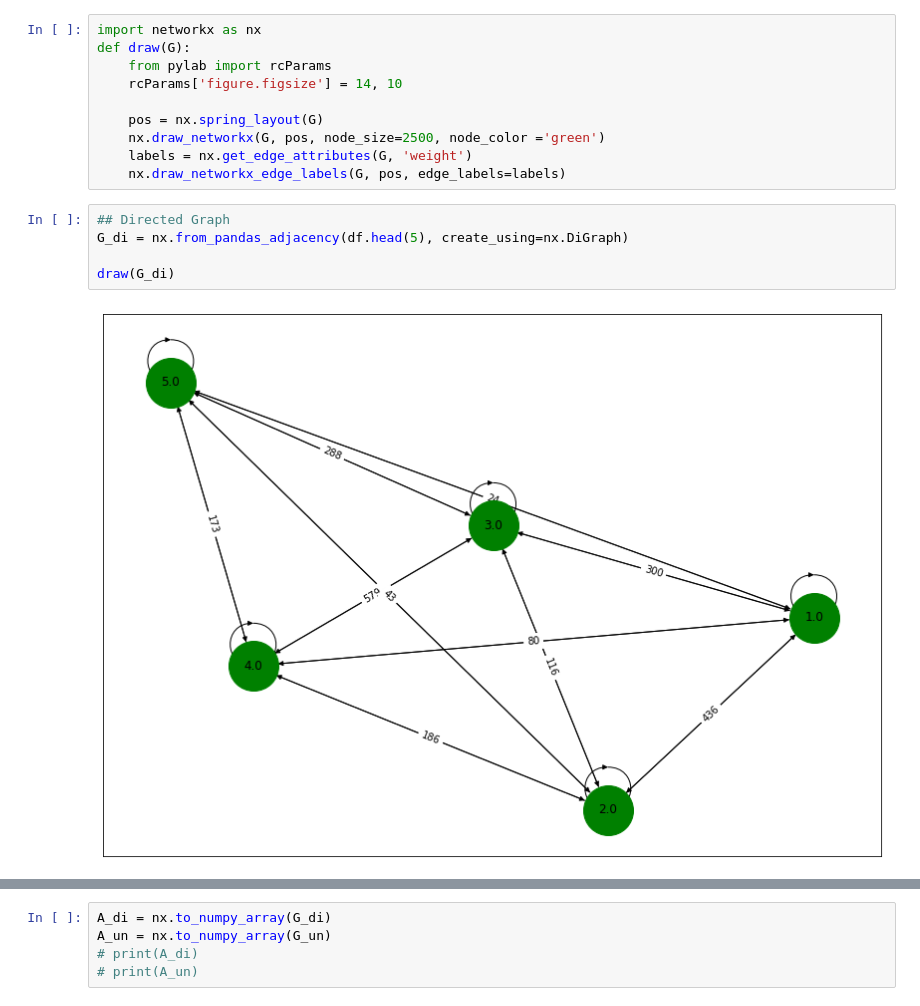
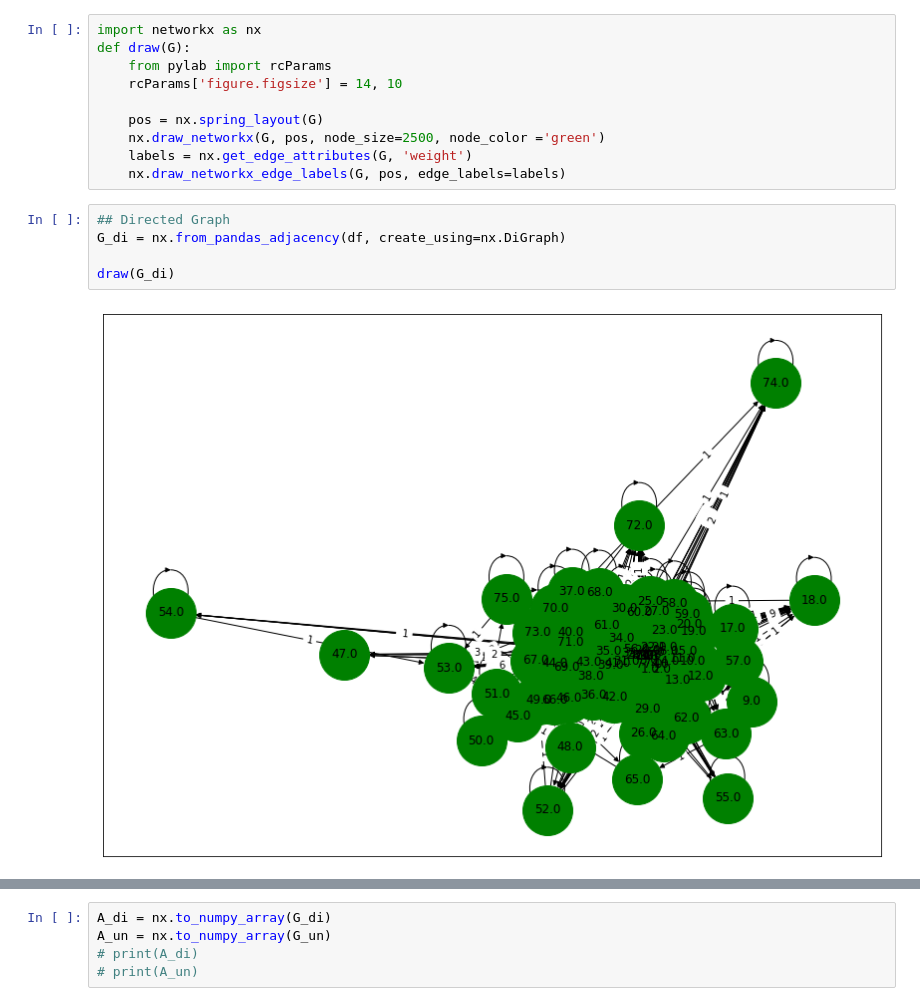
Before and after one commit to Nikunj-Gupta/Spectral-Clustering-Directed-Graphs, a Jupyter notebook: spectral_clustering.ipynb, the cells around one changed output, grey strips where cells are left out. Drawn from its saved outputs; the diff is of its cells as text.

```diff
--- a/spectral_clustering.ipynb
+++ b/spectral_clustering.ipynb
@@ -50,11 +50,11 @@ def draw(G):
     nx.draw_networkx_edge_labels(G, pos, edge_labels=labels)
 # %%
 ## Directed Graph
-G_di = nx.from_pandas_adjacency(df.head(5), create_using=nx.DiGraph)
+G_di = nx.from_pandas_adjacency(df, create_using=nx.DiGraph)
 
 draw(G_di)
 # %% [output]
-[figure, old version]
+[figure, new version]
 # %%
 ## Undirected Graph
 ## pickup vs dropoff : number of trips (to and fro)
```
Also changed, not shown: parts of 5 cells of this notebook.
